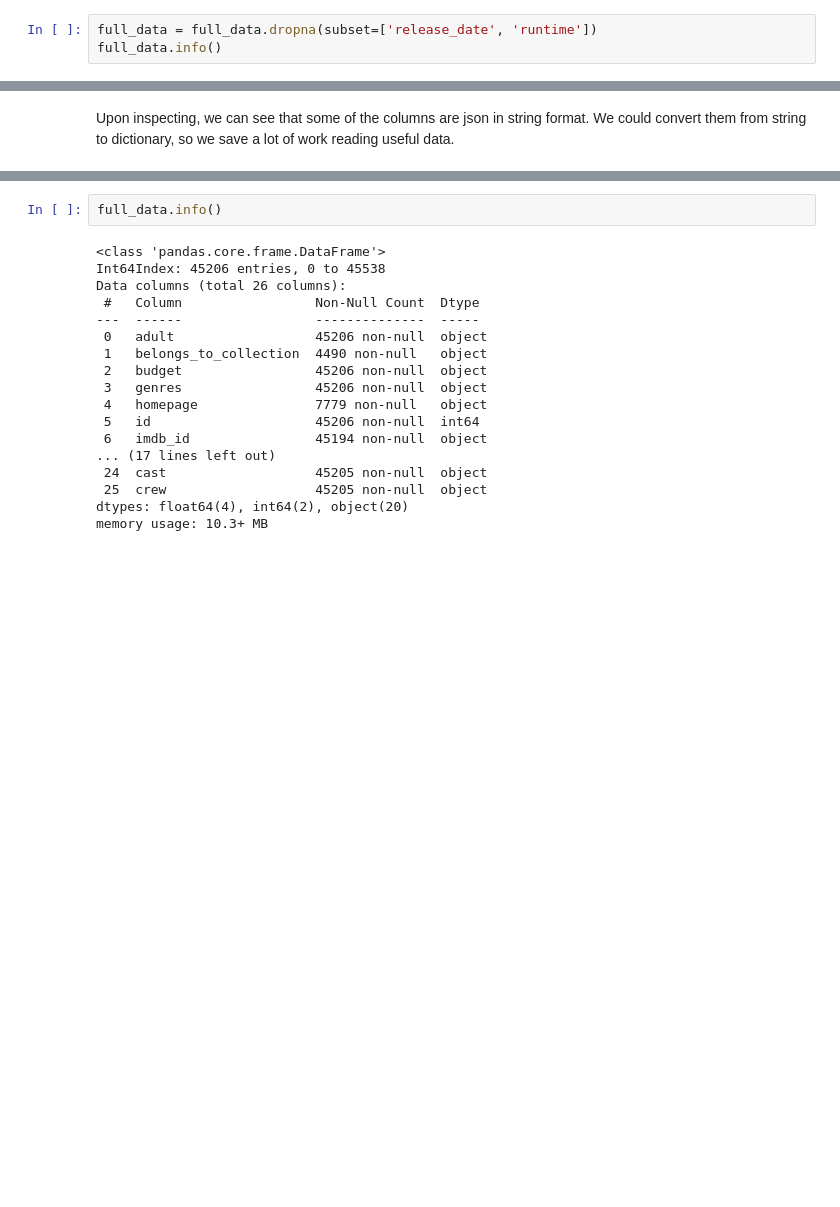
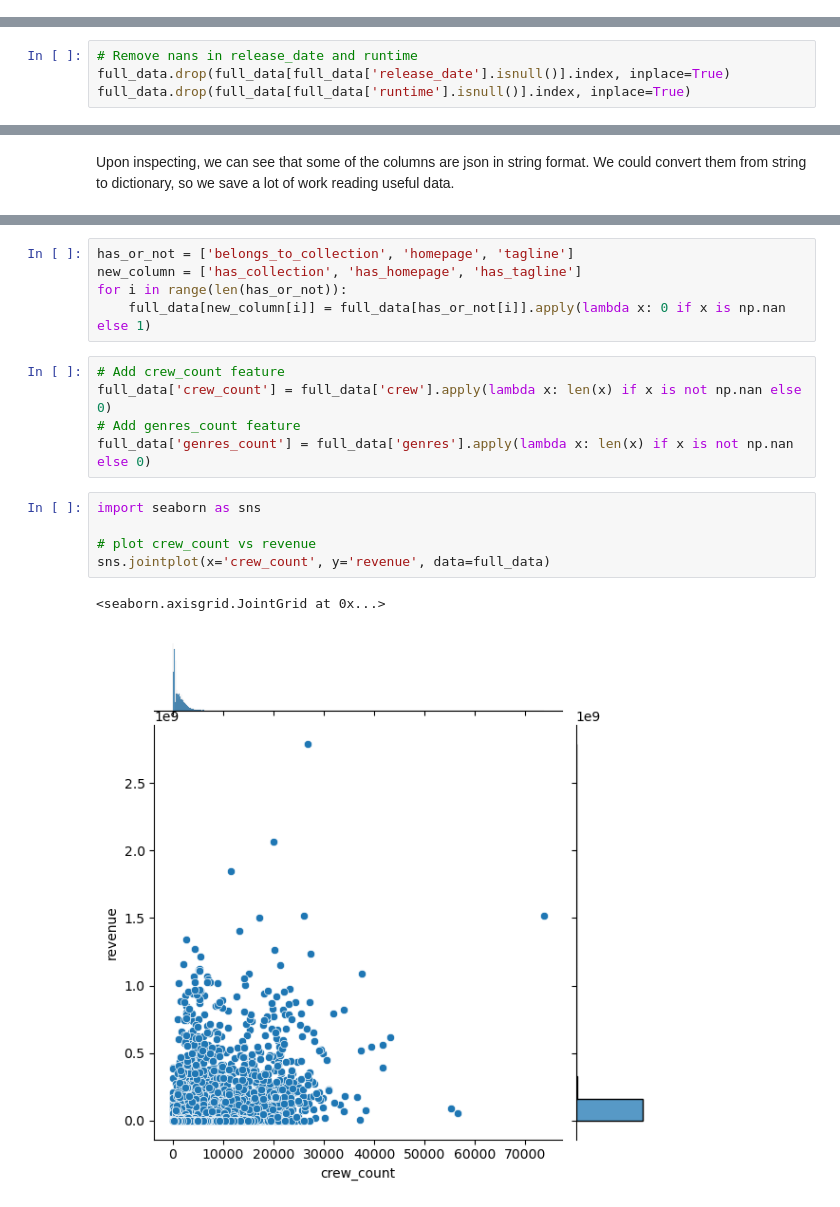
Before and after one commit to tianhew0121/Movie_Rating_Prediction_with_Movielens_dataset, a Jupyter notebook: data_inspection.ipynb, the cells around one changed output, grey strips where cells are left out. Drawn from its saved outputs; the diff is of its cells as text; blank space fills up the shorter version.

Commit message:
Some data cleaning and feature engineering.

```diff
--- a/data_inspection.ipynb
+++ b/data_inspection.ipynb
@@ -110,6 +90,3 @@ memory usage: 9.4+ MB
 We can see that there are some nans in some of the columns, some columns has small numbers of nans which could be ignored. Some column like belongs_to_collection, nan means no collection that the movie is belong to, so we need to create special embedding for that. Another way of doing is some data might be nan in our csv but available online, we can find them and fill in it ourselves.
 # %% [markdown]
 Here because there are hundreds of data missing in column release data and runtime, we just remove them.
-# %%
-full_data = full_data.dropna(subset=['release_date', 'runtime'])
-full_data.info()
@@ -134,3 +93,7 @@ memory usage: 9.3+ MB
+# %%
+# Remove nans in release_date and runtime
+full_data.drop(full_data[full_data['release_date'].isnull()].index, inplace=True)
+full_data.drop(full_data[full_data['runtime'].isnull()].index, inplace=True)
 # %% [markdown]
 We have the release data in string format, we will only keep month for future use.
 # %%
@@ -200,20 +144,18 @@ Current column:  crew
-# %%
-full_data.info()
-# %% [output]
-<class 'pandas.core.frame.DataFrame'>
-Int64Index: 45206 entries, 0 to 45538
-Data columns (total 26 columns):
- #   Column                 Non-Null Count  Dtype
----  ------                 --------------  -----
- 0   adult                  45206 non-null  object
- 1   belongs_to_collection  4490 non-null   object
- 2   budget                 45206 non-null  object
- 3   genres                 45206 non-null  object
- 4   homepage               7779 non-null   object
- 5   id                     45206 non-null  int64
- 6   imdb_id                45194 non-null  object
-... (17 lines left out)
- 24  cast                   45205 non-null  object
- 25  crew                   45205 non-null  object
-dtypes: float64(4), int64(2), object(20)
-memory usage: 10.3+ MB
+# %%
+has_or_not = ['belongs_to_collection', 'homepage', 'tagline']
+new_column = ['has_collection', 'has_homepage', 'has_tagline']
+for i in range(len(has_or_not)):
+    full_data[new_column[i]] = full_data[has_or_not[i]].apply(lambda x: 0 if x is np.nan else 1)
+# %%
+# Add crew_count feature
+full_data['crew_count'] = full_data['crew'].apply(lambda x: len(x) if x is not np.nan else 0)
+# Add genres_count feature
+full_data['genres_count'] = full_data['genres'].apply(lambda x: len(x) if x is not np.nan else 0)
+# %%
+import seaborn as sns
+
+# plot crew_count vs revenue
+sns.jointplot(x='crew_count', y='revenue', data=full_data)
+# %% [output]
+<seaborn.axisgrid.JointGrid at 0x...>
+[figure, added]
```
Also changed, not shown: parts of 16 cells of this notebook.
